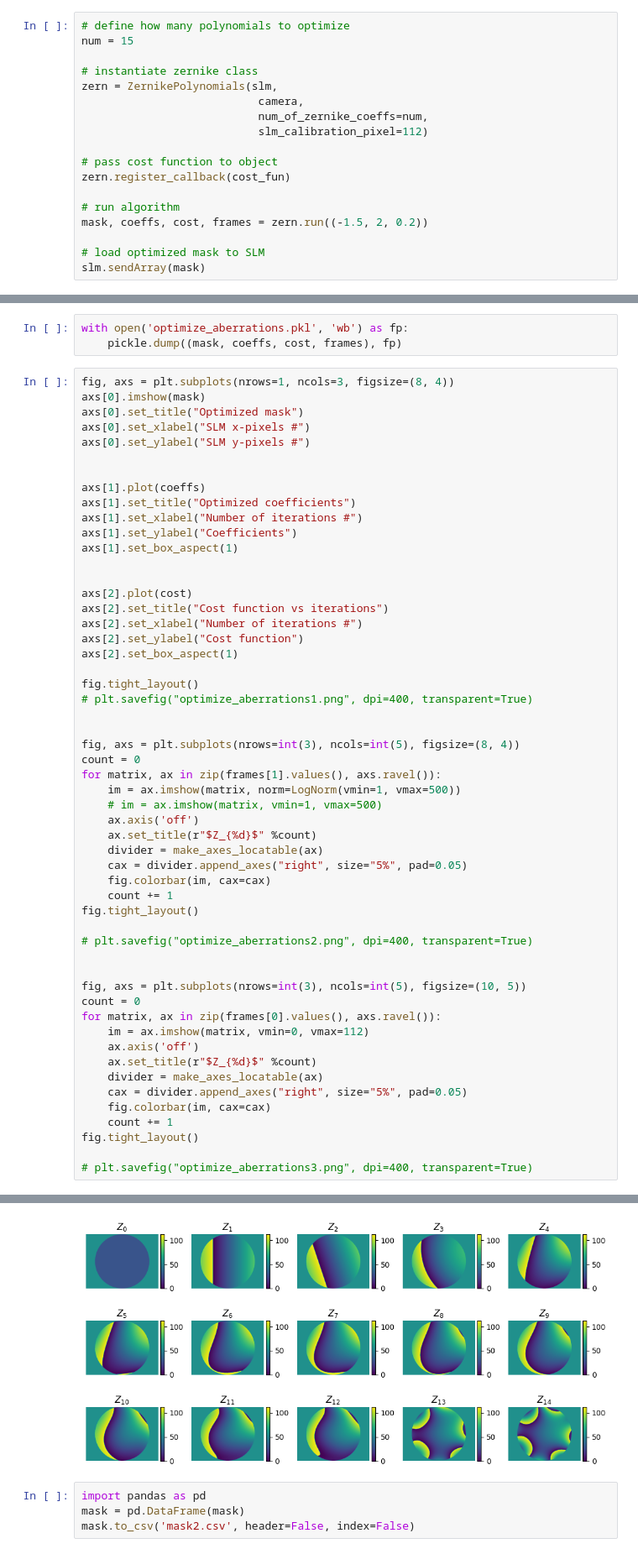
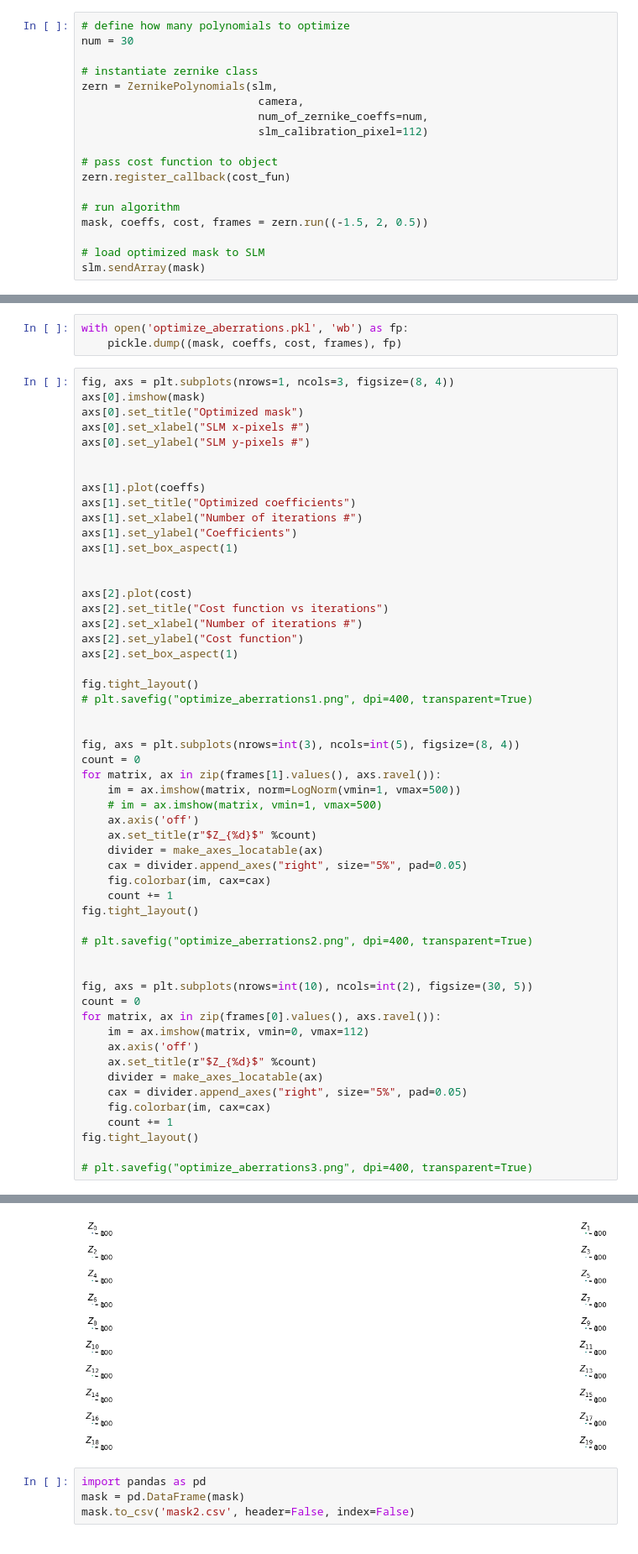
Before and after one commit to alextavern/slmoptim, a Jupyter notebook: notebooks/optimize_aberrations.ipynb, the cells around one changed output, grey strips where cells are left out. Shown at 84% size. Cells and saved outputs as stored; diff of their text form.

```diff
--- a/notebooks/optimize_aberrations.ipynb
+++ b/notebooks/optimize_aberrations.ipynb
@@ -71,7 +71,7 @@ plt.imshow(amp)
 #### Optimize
 # %%
 # define how many polynomials to optimize
-num = 15
+num = 30
 
 # instantiate zernike class
 zern = ZernikePolynomials(slm,
@@ -83,7 +83,7 @@ zern = ZernikePolynomials(slm,
 zern.register_callback(cost_fun)
 
 # run algorithm
-mask, coeffs, cost, frames = zern.run((-1.5, 2, 0.2))
+mask, coeffs, cost, frames = zern.run((-1.5, 2, 0.5))
 
 # load optimized mask to SLM
 slm.sendArray(mask)
@@ -362,7 +233,7 @@ fig.tight_layout()
 # plt.savefig("optimize_aberrations2.png", dpi=400, transparent=True)
 
 
-fig, axs = plt.subplots(nrows=int(3), ncols=int(5), figsize=(10, 5))
+fig, axs = plt.subplots(nrows=int(10), ncols=int(2), figsize=(30, 5))
 count = 0
 for matrix, ax in zip(frames[0].values(), axs.ravel()):
     im = ax.imshow(matrix, vmin=0, vmax=112)
@@ -381,4 +252,4 @@ fig.tight_layout()
-[figure, old version]
+[figure, new version]
 # %%
 import pandas as pd
 mask = pd.DataFrame(mask)
```
Also changed, not shown: parts of 4 cells of this notebook, 7 other files.
